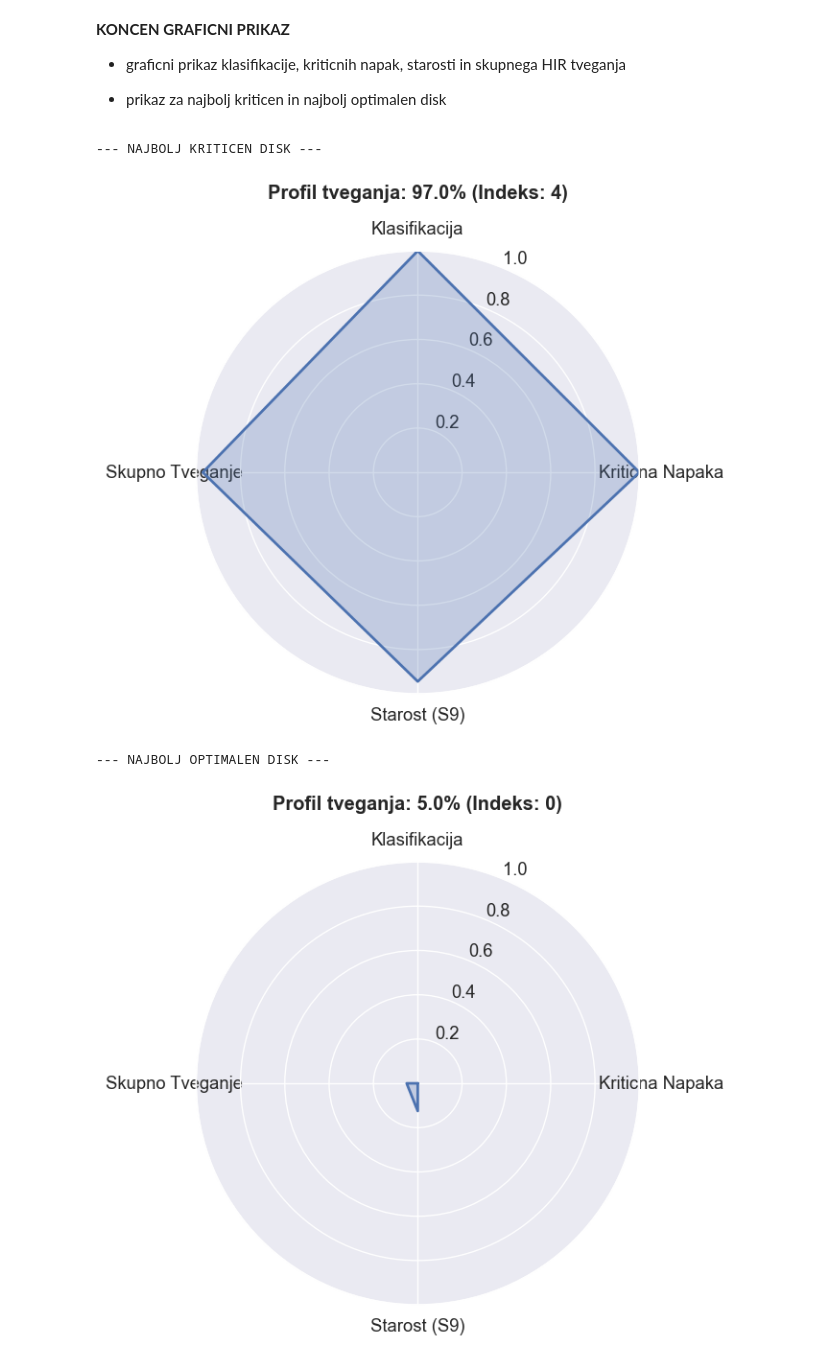
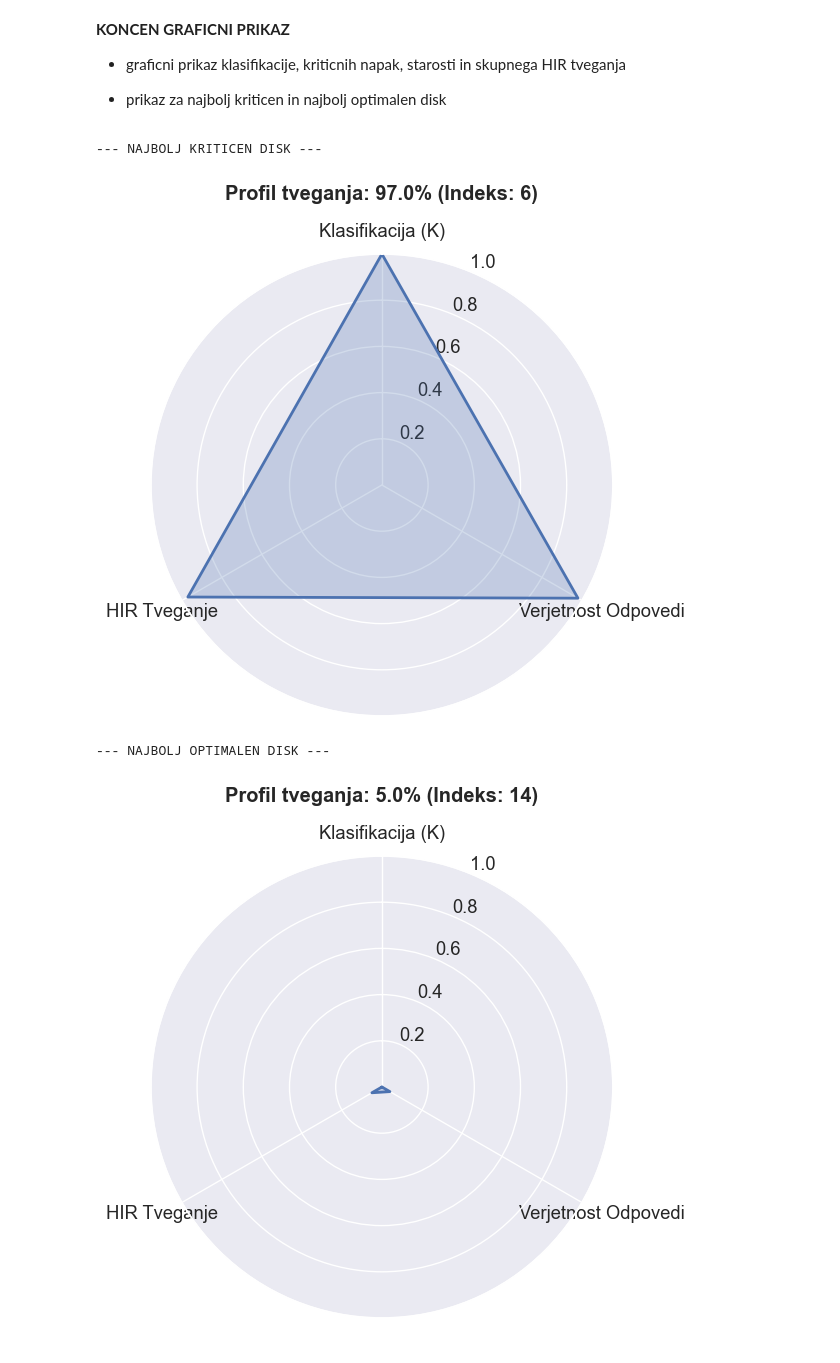
Before and after one commit to Luka-Petek/diskFailurePrediction, a Jupyter notebook: srcML/smart_scan_model.ipynb, the cells around one changed output. Drawn from its saved outputs; the diff is of its cells as text; code cells hidden in the pictures.

```diff
--- a/srcML/smart_scan_model.ipynb
+++ b/srcML/smart_scan_model.ipynb
@@ -921,31 +920,21 @@ s pomocjo klasifikacije in nujnih indikatorjev zdruzimo rezultate v skupni % tve
 # %%
 def izracunajTveganjeHIR(x):
 
-    # Klasifikacija
-    K = float(y_pred[x])
+    # failure_probability ze vsebuje vse featere (any_critical_error, starost, ...)
+    failure_prob = float(model_rf.predict_proba(X_test.iloc[[x]])[0][1])
 
-    # Kriticne napake ali starost, vzamemo any critical error, med 0 in 1
-    N = float(X_test.iloc[x]['any_critical_error'])
-
-    w_k = 1.5  # KLASIFIKACIJA (Najbolj zanesljiv model, 90% natancnost)
-    w_n = 1.2  # NUJNI INDIKATORJI (any_critical_error ima korelacijo 0.75)
-
-    vsota_utezi = w_k + w_n
-    izracun = (w_k * (K ** 2)) + (w_n * (N ** 2))
-    koncni_izracun = np.sqrt(izracun / vsota_utezi)
-
-    odstotek_tveganja = koncni_izracun * 100
+    odstotek_tveganja = round(failure_prob * 100, 2)
 
     if odstotek_tveganja > 95.0:
         odstotek_tveganja = 97.0
     elif odstotek_tveganja < 5.0:
         odstotek_tveganja = 5.0
 
-    return round(odstotek_tveganja, 2)
+    return odstotek_tveganja
 
 results_final = pd.DataFrame({
     'Dejanska_Odpoved': y_test.values,
-    'Klasifikacija': y_pred,
+    'Klasifikacija': model_rf.predict(X_test),
     'TVEGANJE': [izracunajTveganjeHIR(i) for i in range(len(y_test))]
 })
 
@@ -977,56 +966,52 @@ import numpy as np
 %matplotlib inline
 
 def narisi_radar_tveganja_popravljen(idx):
-    labels = ["Klasifikacija", "Kriticna Napaka", "Starost (S9)", "Skupno Tveganje"]
+    labels = ["Klasifikacija (K)", "Verjetnost Odpovedi", "HIR Tveganje"]
     num_vars = len(labels)
 
     angles = np.linspace(0, 2 * np.pi, num_vars, endpoint=False).tolist()
     angles += angles[:1]
 
     try:
-        score_klasifikacija = y_pred[idx]
+        score_klasifikacija = float(y_pred[idx])
 
-        score_kriticna_napaka = X_test.iloc[idx]["any_critical_error"]
-
-        surova_starost = X_test.iloc[idx]["smart_9_raw"]
-        score_starost = min(surova_starost / 50000, 1.0)
+        failure_prob = float(model_rf.predict_proba(X_test.iloc[[idx]])[0][1])
 
         tveganje_val = results_final.loc[idx, "TVEGANJE"]
-        score_skupno_tveganje = tveganje_val / 100.0
+        score_hir = tveganje_val / 100.0
 
         vals = [
             score_klasifikacija,
-            score_kriticna_napaka,
-            score_starost,
-            score_skupno_tveganje
+            failure_prob,
+            score_hir
         ]
         vals += vals[:1]
 
         fig, ax = plt.subplots(figsize=(6, 6), subplot_kw=dict(polar=True))
         ax.set_ylim(0, 1)
 
         ax.plot(angles, vals, linewidth=2, label="Profil diska")
         ax.fill(angles, vals, alpha=0.25)
 
         ax.set_theta_offset(np.pi / 2)
         ax.set_theta_direction(-1)
         ax.set_thetagrids(np.degrees(angles[:-1]), labels)
 
         plt.title(f"Profil tveganja: {tveganje_val}% (Indeks: {idx})", y=1.1, fontweight="bold")
         plt.show()
 
     except Exception as e:
         print(f"Napaka pri risanju radarja: {e}")
 
 print("\n--- NAJBOLJ KRITICEN DISK ---")
 naj_idx = results_final["TVEGANJE"].idxmax()
 narisi_radar_tveganja_popravljen(naj_idx)
 
 print("\n--- NAJBOLJ OPTIMALEN DISK ---")
 min_idx = results_final["TVEGANJE"].idxmin()
 narisi_radar_tveganja_popravljen(min_idx)
 # %% [output]
 --- NAJBOLJ KRITICEN DISK ---
-[figure, old version]
+[figure, new version]
 --- NAJBOLJ OPTIMALEN DISK ---
-[figure, old version]
+[figure, new version]
```
Also changed, not shown: parts of 6 cells of this notebook, 1 other file.
